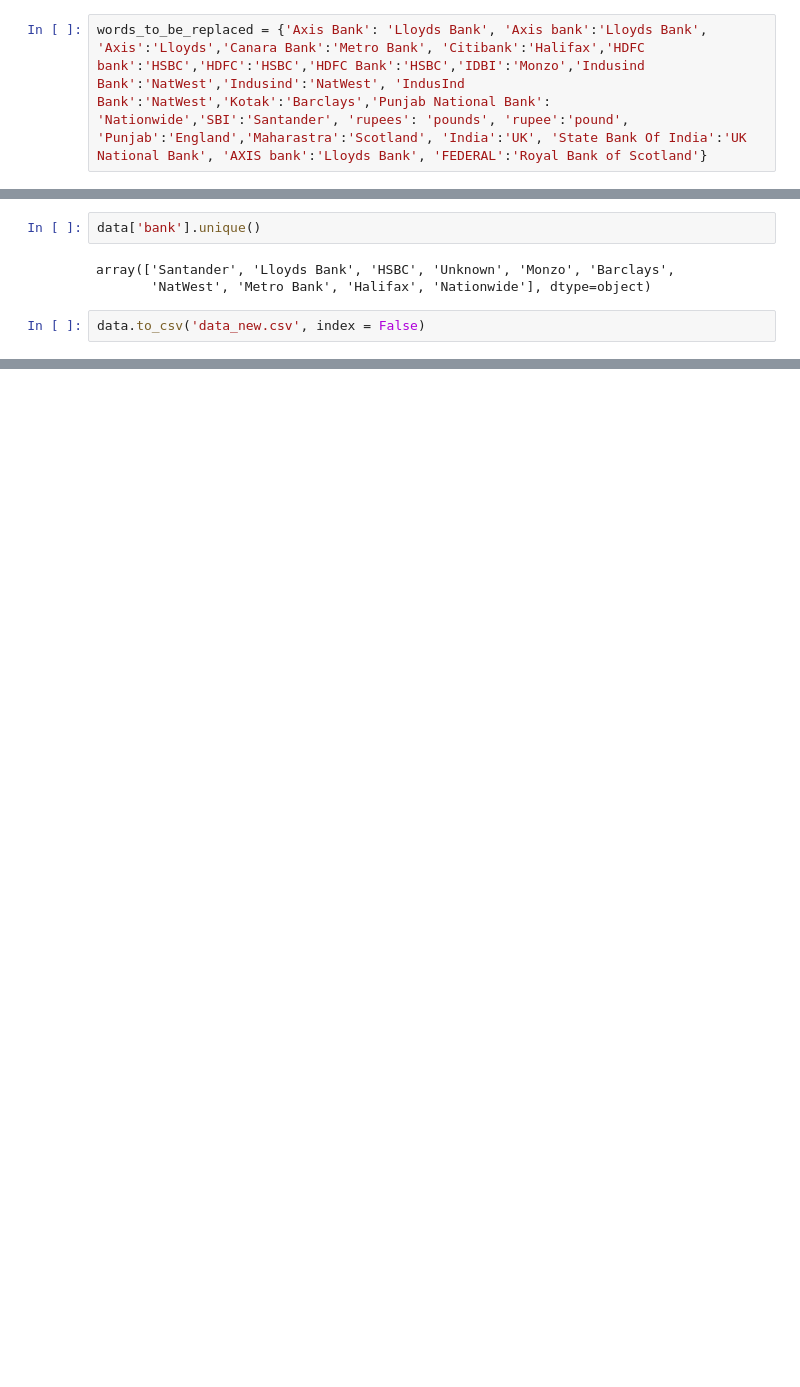
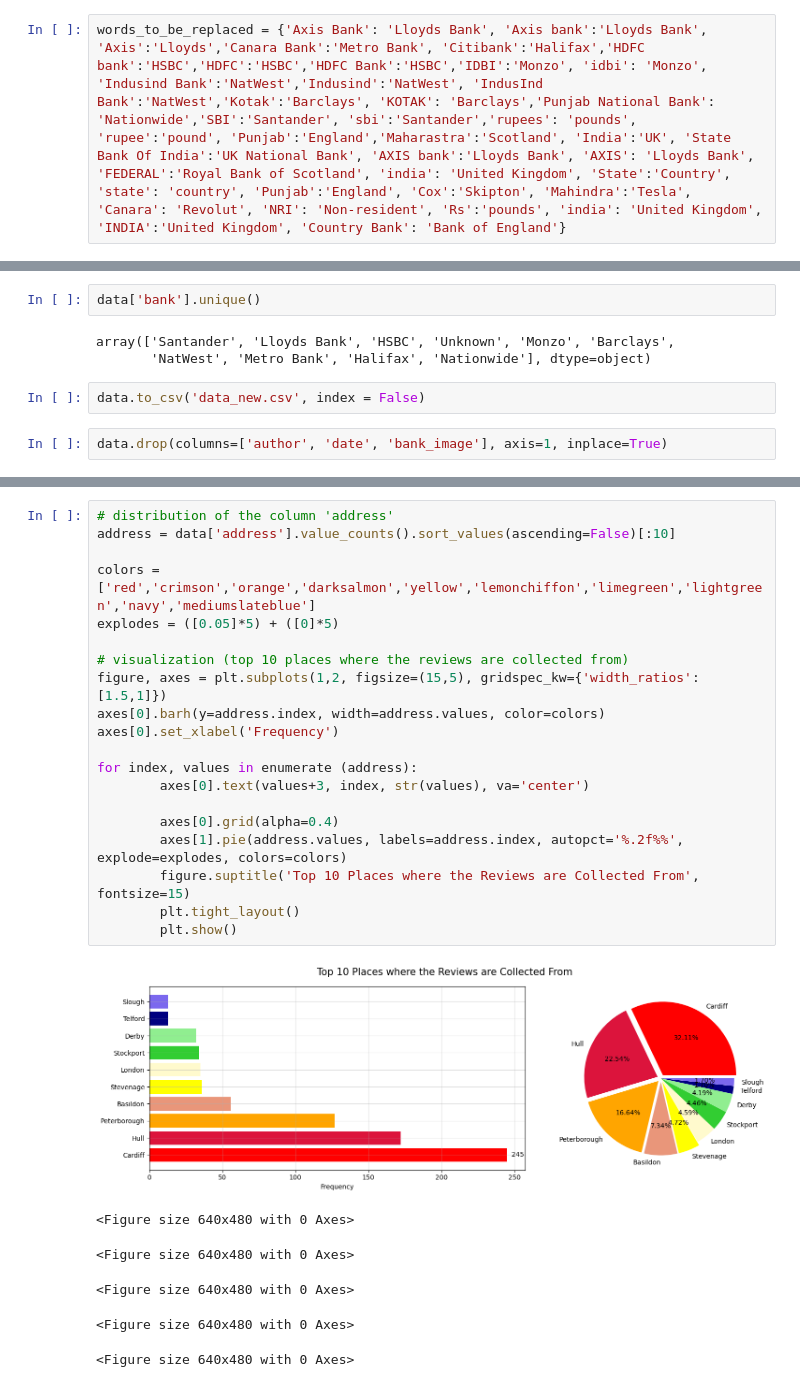
Before and after one commit to Davewm89/Project-Week-11, a Jupyter notebook: Sentiment Analysis 2.0.ipynb, the cells around one changed output, grey strips where cells are left out. Saved outputs shown, nothing was run; the diff lists cells and outputs as text; blank space fills up the shorter version.

```diff
--- a/Sentiment Analysis 2.0.ipynb
+++ b/Sentiment Analysis 2.0.ipynb
@@ -187,7 +187,7 @@ data
 | 999 | ANONYMS | Nov 26, 2019 | Basildon | Unknown | 4.0 | "Need to improve the service " | Opened the savings account with U... | https://static.bankbazaar.com/ima... | ... |
 1000 rows × 10 columns
 # %%
-words_to_be_replaced = {'Axis Bank': 'Lloyds Bank', 'Axis bank':'Lloyds Bank', 'Axis':'Lloyds','Canara Bank':'Metro Bank', 'Citibank':'Halifax','HDFC bank':'HSBC','HDFC':'HSBC','HDFC Bank':'HSBC','IDBI':'Monzo','Indusind Bank':'NatWest','Indusind':'NatWest', 'IndusInd Bank':'NatWest','Kotak':'Barclays','Punjab National Bank': 'Nationwide','SBI':'Santander', 'rupees': 'pounds', 'rupee':'pound', 'Punjab':'England','Maharastra':'Scotland', 'India':'UK', 'State Bank Of India':'UK National Bank', 'AXIS bank':'Lloyds Bank', 'FEDERAL':'Royal Bank of Scotland'}
+words_to_be_replaced = {'Axis Bank': 'Lloyds Bank', 'Axis bank':'Lloyds Bank', 'Axis':'Lloyds','Canara Bank':'Metro Bank', 'Citibank':'Halifax','HDFC bank':'HSBC','HDFC':'HSBC','HDFC Bank':'HSBC','IDBI':'Monzo', 'idbi': 'Monzo', 'Indusind Bank':'NatWest','Indusind':'NatWest', 'IndusInd Bank':'NatWest','Kotak':'Barclays', 'KOTAK': 'Barclays','Punjab National Bank': 'Nationwide','SBI':'Santander', 'sbi':'Santander','rupees': 'pounds', 'rupee':'pound', 'Punjab':'England','Maharastra':'Scotland', 'India':'UK', 'State Bank Of India':'UK National Bank', 'AXIS bank':'Lloyds Bank', 'AXIS': 'Lloyds Bank', 'FEDERAL':'Royal Bank of Scotland', 'india': 'United Kingdom', 'State':'Country', 'state': 'country', 'Punjab':'England', 'Cox':'Skipton', 'Mahindra':'Tesla', 'Canara': 'Revolut', 'NRI': 'Non-resident', 'Rs':'pounds', 'india': 'United Kingdom', 'INDIA':'United Kingdom', 'Country Bank': 'Bank of England'}
 # %%
 data = data.replace(words_to_be_replaced)
 # %%
@@ -224,3 +224,5 @@ array(['Santander', 'Lloyds Bank', 'HSBC', 'Unknown', 'Monzo', 'Barclays',
        'NatWest', 'Metro Bank', 'Halifax', 'Nationwide'], dtype=object)
 # %%
 data.to_csv('data_new.csv', index = False)
+# %%
+data.drop(columns=['author', 'date', 'bank_image'], axis=1, inplace=True)
@@ -226,0 +241,27 @@ data.to_csv('data_new.csv', index = False)
+# %%
+# distribution of the column 'address'
+address = data['address'].value_counts().sort_values(ascending=False)[:10]
+
+colors = ['red','crimson','orange','darksalmon','yellow','lemonchiffon','limegreen','lightgreen','navy','mediumslateblue']
+explodes = ([0.05]*5) + ([0]*5)
+
+# visualization (top 10 places where the reviews are collected from)
+figure, axes = plt.subplots(1,2, figsize=(15,5), gridspec_kw={'width_ratios':[1.5,1]})
+axes[0].barh(y=address.index, width=address.values, color=colors)
+axes[0].set_xlabel('Frequency')
+
+for index, values in enumerate (address):
+        axes[0].text(values+3, index, str(values), va='center')
+
+        axes[0].grid(alpha=0.4)
+        axes[1].pie(address.values, labels=address.index, autopct='%.2f%%', explode=explodes, colors=colors)
+        figure.suptitle('Top 10 Places where the Reviews are Collected From', fontsize=15)
+        plt.tight_layout()
+        plt.show()
+# %% [output]
+[figure, added]
+<Figure size 640x480 with 0 Axes>
+<Figure size 640x480 with 0 Axes>
+<Figure size 640x480 with 0 Axes>
+<Figure size 640x480 with 0 Axes>
+<Figure size 640x480 with 0 Axes>
```
Also changed, not shown: parts of 17 cells of this notebook, 1 other file.
